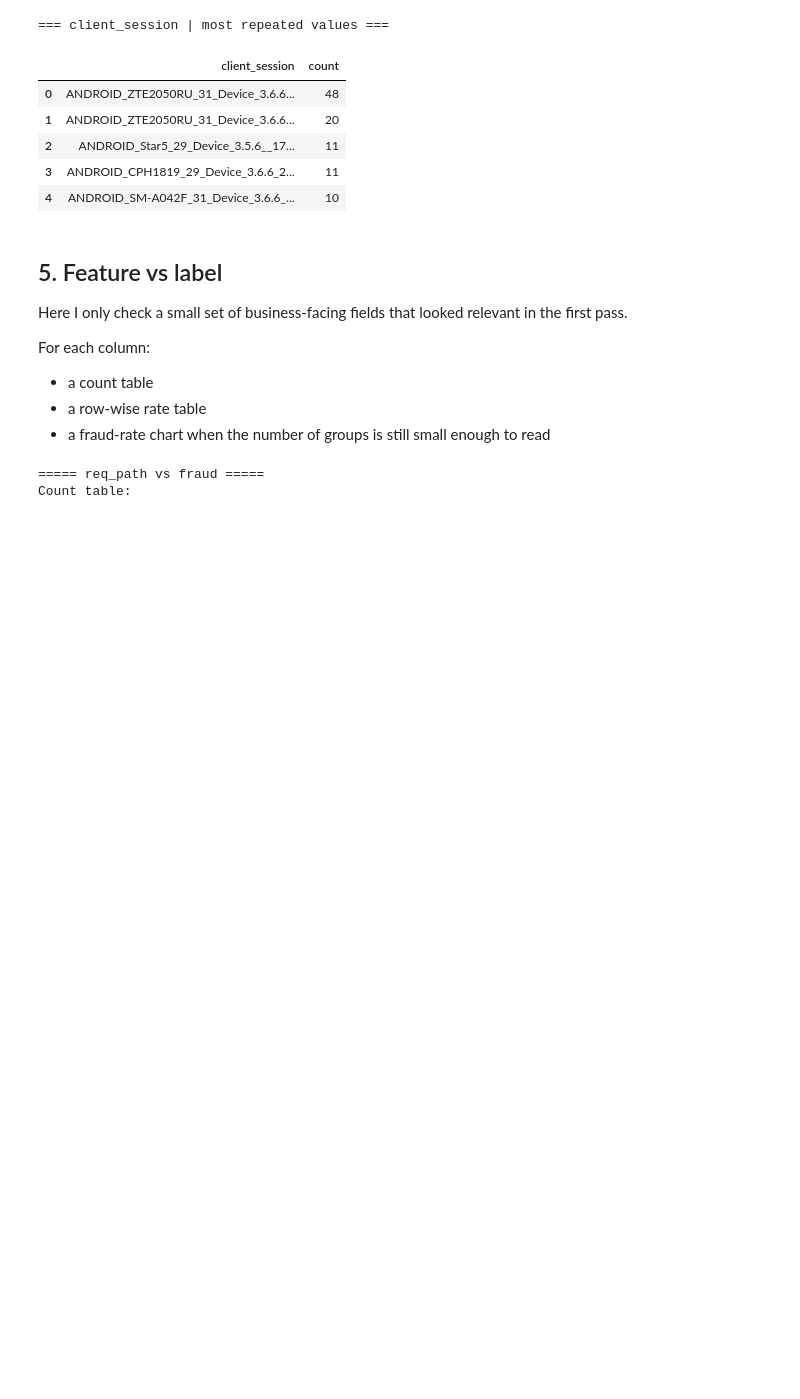
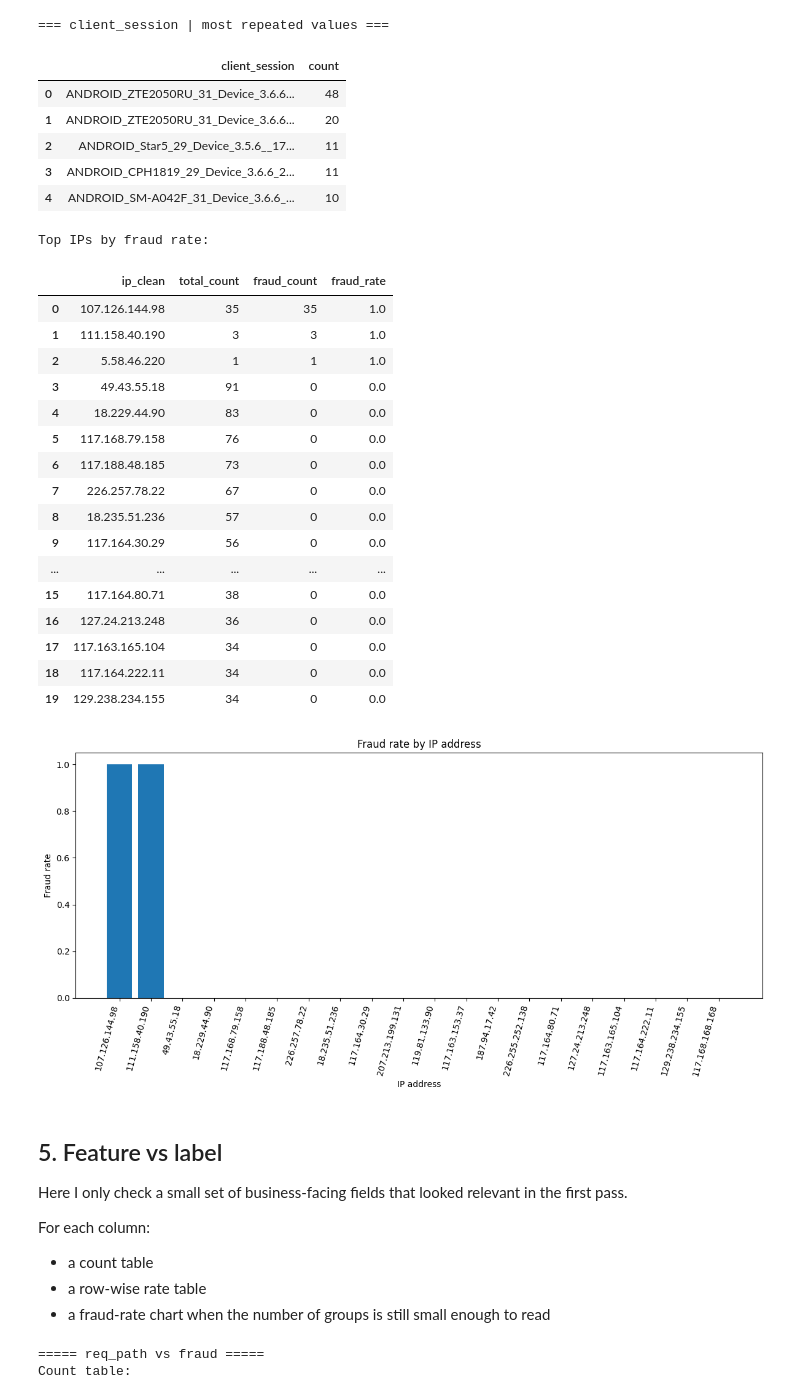
Before and after one commit to anhnd210020/ekyc, a Jupyter notebook: eda.ipynb, the cells around one changed output. Cells and saved outputs as stored; diff of their text form; code cells hidden in the pictures; blank space fills up the shorter version.

Commit message:
Add Fraud rate on IPs

```diff
--- a/eda.ipynb
+++ b/eda.ipynb
@@ -430,6 +430,76 @@ if not duplicate_summary.empty:
 | 2 | ANDROID_Star5_29_Device_3.5.6__17... | 11 |
 | 3 | ANDROID_CPH1819_29_Device_3.6.6_2... | 11 |
 | 4 | ANDROID_SM-A042F_31_Device_3.6.6_... | 10 |
+# %%
+# Fraud rate by ipaddress
+tmp = df.copy()
+tmp["fraud_clean"] = tmp["fraud"].astype(str).str.strip().str.lower()
+tmp["ip_clean"] = tmp["ipaddress"].astype(str).str.strip()
+
+# drop empty / nan-like IP values
+tmp = tmp[
+    tmp["ip_clean"].notna()
+    & (tmp["ip_clean"] != "")
+    & (tmp["ip_clean"].str.lower() != "nan")
+].copy()
+
+tmp["is_fraud"] = (tmp["fraud_clean"] == "fraud").astype(int)
+
+ip_stats = (
+    tmp.groupby("ip_clean")
+    .agg(
+        total_count=("ip_clean", "size"),
+        fraud_count=("is_fraud", "sum"),
+    )
+    .reset_index()
+)
+
+ip_stats["fraud_rate"] = ip_stats["fraud_count"] / ip_stats["total_count"]
+
+# sort for inspection
+ip_stats = ip_stats.sort_values(
+    ["fraud_rate", "total_count"],
+    ascending=[False, False]
+).reset_index(drop=True)
+
+print("Top IPs by fraud rate:")
+display(ip_stats.head(20))
+
+# plot only IPs with at least 2 records to avoid noisy one-off IPs
+plot_df = (
+    ip_stats[ip_stats["total_count"] >= 2]
+    .head(20)
+    .copy()
+)
+
+plt.figure(figsize=(12, 6))
+plt.bar(plot_df["ip_clean"], plot_df["fraud_rate"])
+plt.xticks(rotation=75, ha="right")
+plt.xlabel("IP address")
+plt.ylabel("Fraud rate")
+plt.title("Fraud rate by IP address")
+plt.tight_layout()
+plt.show()
+# %% [output]
+Top IPs by fraud rate:
+|  | ip_clean | total_count | fraud_count | fraud_rate |
+| 0 | 107.126.144.98 | 35 | 35 | 1.0 |
+| 1 | 111.158.40.190 | 3 | 3 | 1.0 |
+| 2 | 5.58.46.220 | 1 | 1 | 1.0 |
+| 3 | 49.43.55.18 | 91 | 0 | 0.0 |
+| 4 | 18.229.44.90 | 83 | 0 | 0.0 |
+| 5 | 117.168.79.158 | 76 | 0 | 0.0 |
+| 6 | 117.188.48.185 | 73 | 0 | 0.0 |
+| 7 | 226.257.78.22 | 67 | 0 | 0.0 |
+| 8 | 18.235.51.236 | 57 | 0 | 0.0 |
+| 9 | 117.164.30.29 | 56 | 0 | 0.0 |
+| ... | ... | ... | ... | ... |
+| 15 | 117.164.80.71 | 38 | 0 | 0.0 |
+| 16 | 127.24.213.248 | 36 | 0 | 0.0 |
+| 17 | 117.163.165.104 | 34 | 0 | 0.0 |
+| 18 | 117.164.222.11 | 34 | 0 | 0.0 |
+| 19 | 129.238.234.155 | 34 | 0 | 0.0 |
+[figure, added]
 # %% [markdown]
 ## 5. Feature vs label
 
```
